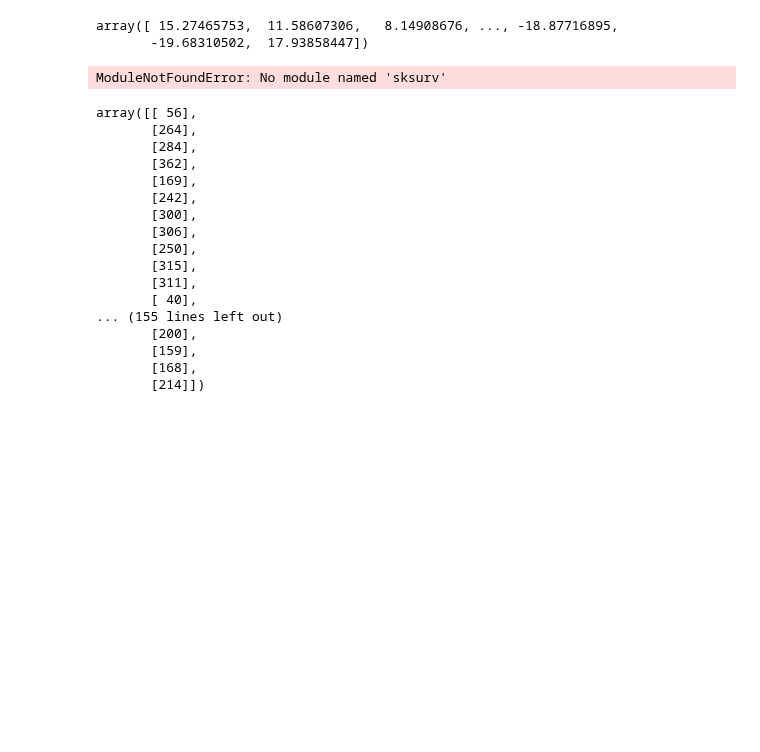
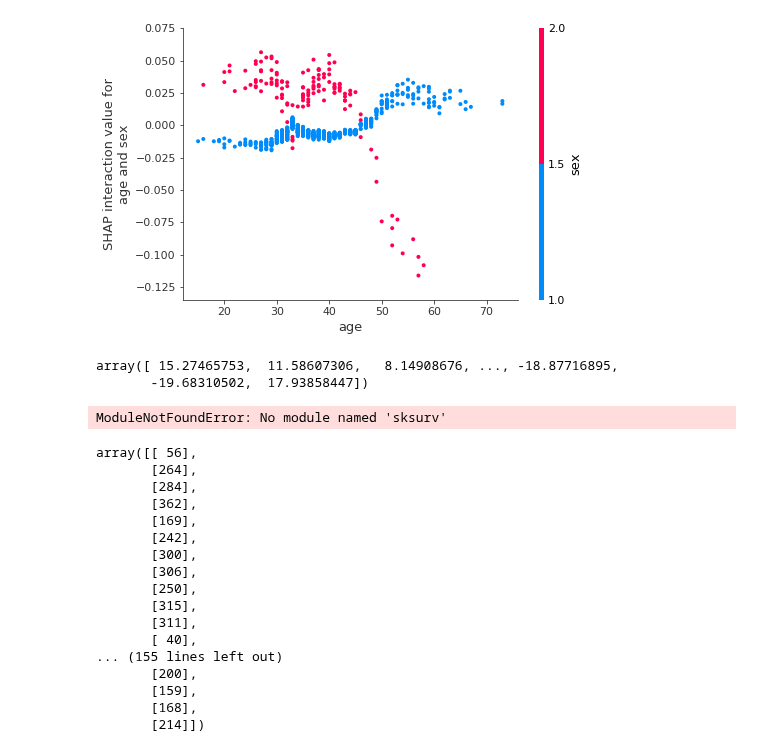
Before and after one commit to latlio/SurvivalAnalysis, a Jupyter notebook: XGBoost.ipynb, the cells around one changed output. Drawn from its saved outputs; the diff is of its cells as text; code cells hidden in the pictures; blank space fills up the shorter version.

```diff
--- a/XGBoost.ipynb
+++ b/XGBoost.ipynb
@@ -117,3 +116,11 @@ AssertionError: 'shap_values' and 'features' values must have the same number of
+# %%
+shap.dependence_plot(
+    ("age", "sex"),
+    shap_interaction_values, X.iloc[:2000,:],
+    display_features=X.iloc[:2000,:]
+)
+# %% [output]
+[figure, added]
 # %%
 X_display,y_display = shap.datasets.nhanesi(display=True)
 # %%
```
Also changed, not shown: parts of 12 cells of this notebook.
